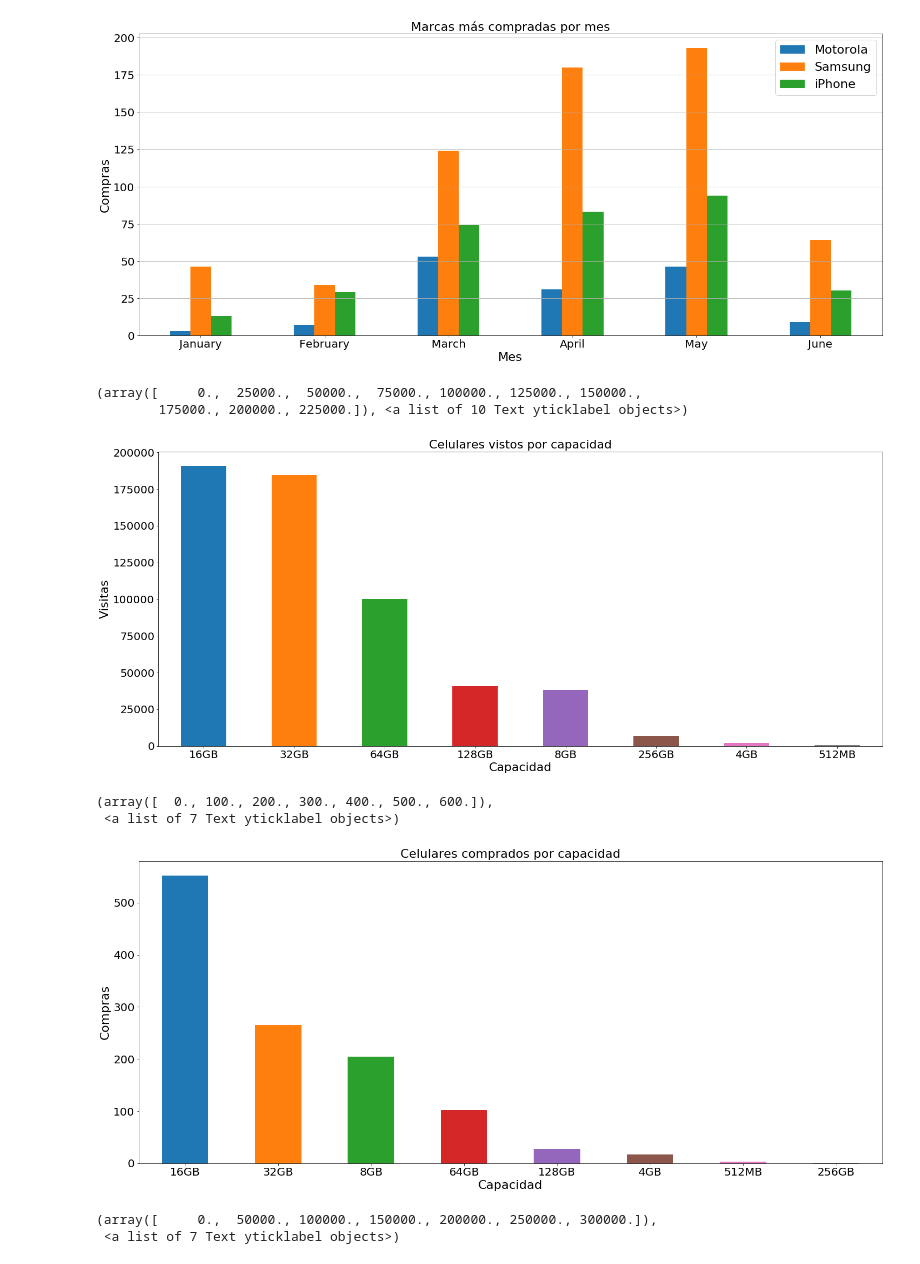
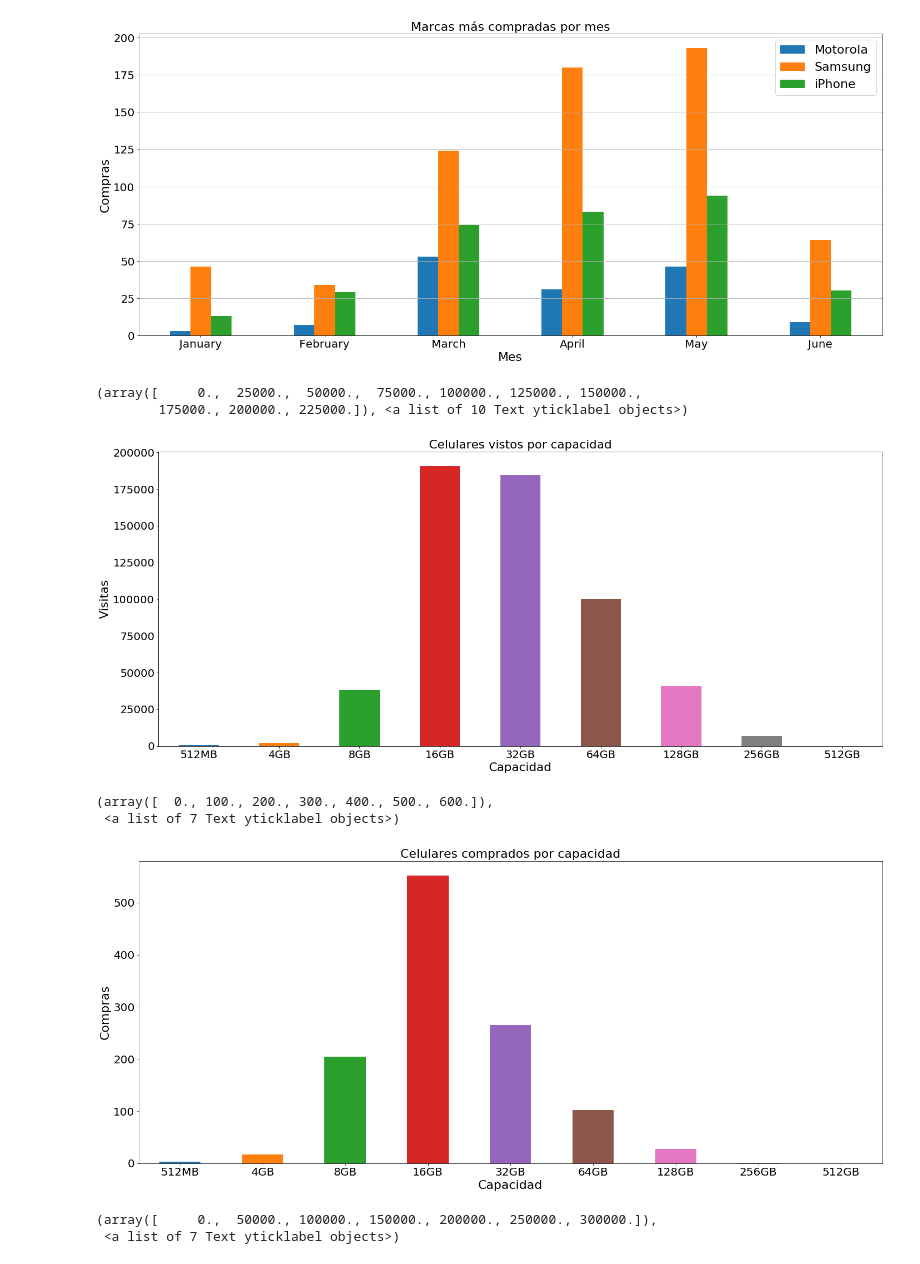
Before and after one commit to emabrea/7506-DATOS-TP1, a Jupyter notebook: Analisis Exploratorio.ipynb, the cells around one changed output. Cells and saved outputs as stored; diff of their text form; code cells hidden in the pictures.

```diff
--- a/Analisis Exploratorio.ipynb
+++ b/Analisis Exploratorio.ipynb
@@ -581,20 +585,23 @@ plt.grid(axis='y')
 [figure]
 # %%
 capacidad= trocafone.loc[trocafone['storage'].notnull()]
-capacidad['storage'].value_counts().plot(kind="bar", rot=0, figsize=(24,10) )
-
+cantidad_por_capacidad = capacidad['storage'].value_counts()
+cantidad_por_capacidad = cantidad_por_capacidad.reindex(['512MB', '4GB', '8GB', '16GB', '32GB', '64GB', '128GB', '256GB', '512GB'])
+cantidad_por_capacidad.plot(kind="bar", rot=0, figsize=(24,10) )
 plt.xlabel('Capacidad',fontsize='22')
 plt.ylabel('Visitas',fontsize='22')
 plt.title("Celulares vistos por capacidad",fontsize='22')
 plt.xticks(size = 20)
 plt.yticks(size = 20)
 # %% [output]
 (array([     0.,  25000.,  50000.,  75000., 100000., 125000., 150000.,
         175000., 200000., 225000.]), <a list of 10 Text yticklabel objects>)
-[figure, old version]
+[figure, new version]
 # %%
 capacidad= trocafone.loc[(trocafone['storage'].notnull()) & (trocafone['event']=='conversion')]
-capacidad['storage'].value_counts().plot(kind="bar", rot=0,figsize=(24,10))
+cantidad_por_capacidad = capacidad['storage'].value_counts()
+cantidad_por_capacidad = cantidad_por_capacidad.reindex(['512MB', '4GB', '8GB', '16GB', '32GB', '64GB', '128GB', '256GB', '512GB'])
+cantidad_por_capacidad.plot(kind="bar", rot=0,figsize=(24,10))
 
 plt.xlabel('Capacidad',fontsize='22')
 plt.ylabel('Compras',fontsize='22')
@@ -604,7 +611,7 @@ plt.yticks(size = 20)
 # %% [output]
 (array([  0., 100., 200., 300., 400., 500., 600.]),
  <a list of 7 Text yticklabel objects>)
-[figure, old version]
+[figure, new version]
 # %%
 estado=trocafone.groupby('condition')
 estado=estado.size().sort_values(ascending=False)
```
Also changed, not shown: parts of 29 cells of this notebook, 1 other file.
